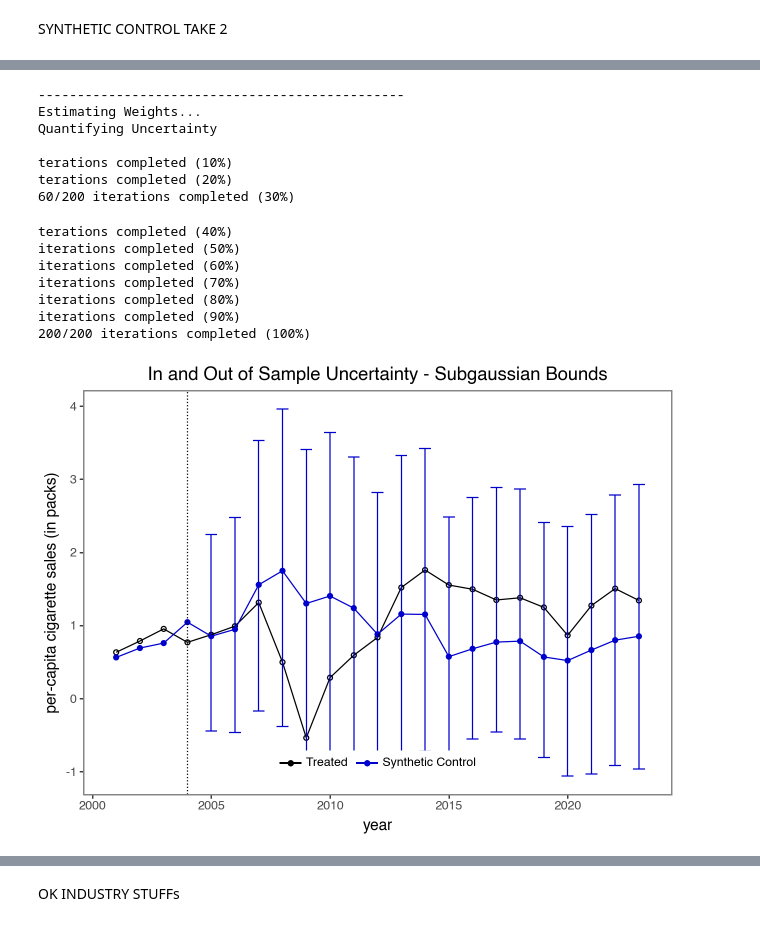
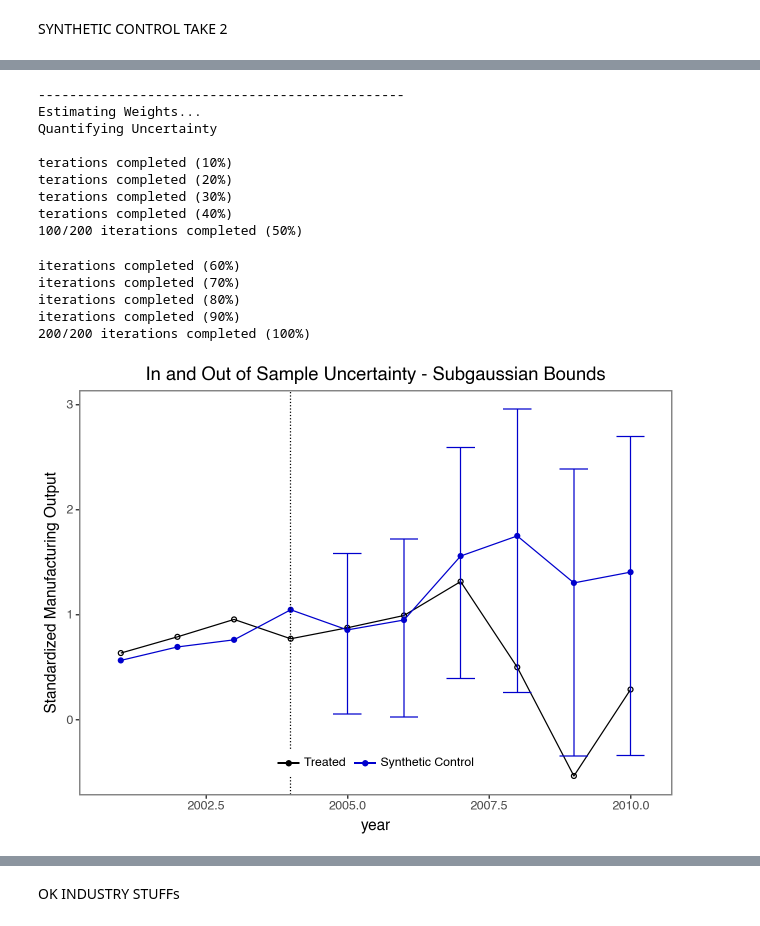
Before and after one commit to wren17/epa_greenbook_project, a Jupyter notebook: analysis.ipynb, the cells around one changed output, grey strips where cells are left out. Saved outputs shown, nothing was run; the diff lists cells and outputs as text; code cells hidden in the pictures.

```diff
--- a/analysis.ipynb
+++ b/analysis.ipynb
@@ -69,10 +74,13 @@ pop_cut_off_counties   = avg_pop[avg_pop >= hub_pop_cutoff].index
 
 #apply to full panel
 hubs_gdp = gdp_tc[gdp_tc["GeoFIPS"].isin(share_cut_off_counties)&gdp_tc["GeoFIPS"].isin(pop_cut_off_counties)]
+hubs_gdp = hubs_gdp[hubs_gdp["year"]<= 2010]
 
 hubs_income = income[income["GeoFIPS"].isin(share_cut_off_counties)&income["GeoFIPS"].isin(pop_cut_off_counties)]
+hubs_income = hubs_income[hubs_income["year"]<= 2010]
 
 hubs_output = output_index[output_index["GeoFIPS"].isin(share_cut_off_counties)&output_index["GeoFIPS"].isin(pop_cut_off_counties)]
+hubs_output = hubs_output[hubs_output["year"]<= 2010]
 
 print(f"The analysis will focus on the following counties: {hubs_gdp['GeoName'].unique()}")
 
@@ -909,19 +840,14 @@ pre = df_use[df_use["year"].isin(period_pre)]
 counts = pre.groupby("GeoFIPS")["year"].nunique()
 good_units = counts[counts == n_pre].index
 
-if TREATED not in set(good_units):
-    raise ValueError("Wayne (treated) is missing some pre-period years of Manufacturing.")
-
 unit_co = np.array(sorted([u for u in good_units if u != TREATED]))
-if len(unit_co) < 2:
-    raise ValueError("Too few donors with complete pre-period data. Expand donor pool or shorten pre-period.")
 
 df_bal = df_use[df_use["GeoFIPS"].isin(good_units)].copy()
 
-# Optional (helps numerics)
+# standardzing the outcome
 mu = df_bal.loc[df_bal["year"].isin(period_pre), "Manufacturing"].mean()
 sd = df_bal.loc[df_bal["year"].isin(period_pre), "Manufacturing"].std()
-df_bal["y_sc"] = (df_bal["Manufacturing"] - mu) / sd
+df_bal["y_sc"] = (df_bal["Manufacturing"] - mu)/sd #dividing by sd due to the magnitude of the outcome variable
 
 scdf = scdata(
     df=df_bal,
@@ -934,9 +860,8 @@ scdf = scdata(
     unit_co=unit_co,
     features=["y_sc"],
     cov_adj=None,
-    cointegrated_data=True,   # turn off while debugging; turn on later
+    cointegrated_data=False,
     constant=False
 )
 
 est = scest(scdf, w_constr={"name": "simplex"})
-scplot(est)
@@ -945,38 +868,38 @@ scplot(est)
 # %%
 w_constr = {'name': 'simplex', 'Q': 1}
 u_missp = True
 u_sigma = "HC1"
 u_order = 1
 u_lags = 0
 e_method = "gaussian"
 e_order = 1
 e_lags = 0
 e_alpha = 0.05
 u_alpha = 0.05
 sims = 200
 cores = 1
 
 random.seed(8894)
 result = scpi(scdf, sims=sims, w_constr=w_constr, u_order=u_order, u_lags=u_lags,
               e_order=e_order, e_lags=e_lags, e_method=e_method, u_missp=u_missp,
               u_sigma=u_sigma, cores=cores, e_alpha=e_alpha, u_alpha=u_alpha)
-scplot(result, e_out=True, x_lab="year", y_lab="per-capita cigarette sales (in packs)")
+scplot(result, e_out=True, x_lab="year", y_lab="Standardized Manufacturing Output")
 # %% [output]
 -----------------------------------------------
 Estimating Weights...
 Quantifying Uncertainty
 
 terations completed (10%)
 terations completed (20%)
-60/200 iterations completed (30%)
+terations completed (30%)
+terations completed (40%)
+100/200 iterations completed (50%)
-terations completed (40%)
-iterations completed (50%)
 iterations completed (60%)
 iterations completed (70%)
 iterations completed (80%)
 iterations completed (90%)
 200/200 iterations completed (100%)
-[figure, old version]
+[figure, new version]
 # %%
 TREATED = 26163
 
```
Also changed, not shown: parts of 31 cells of this notebook.
